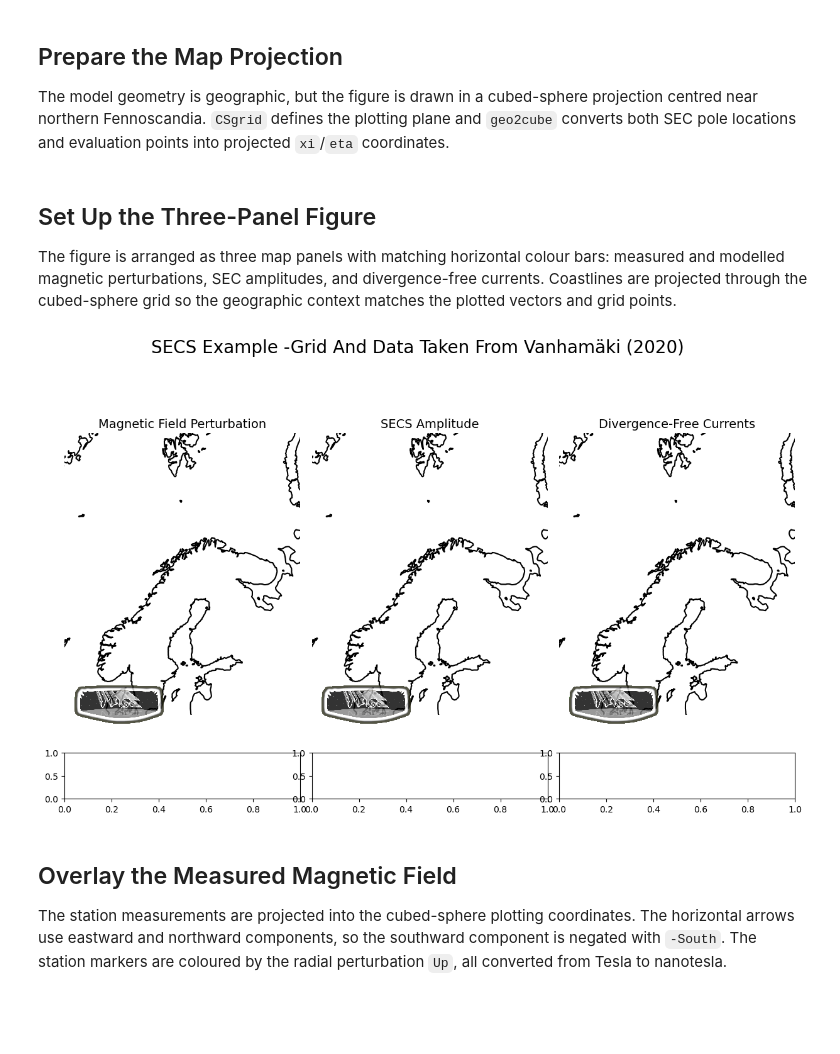
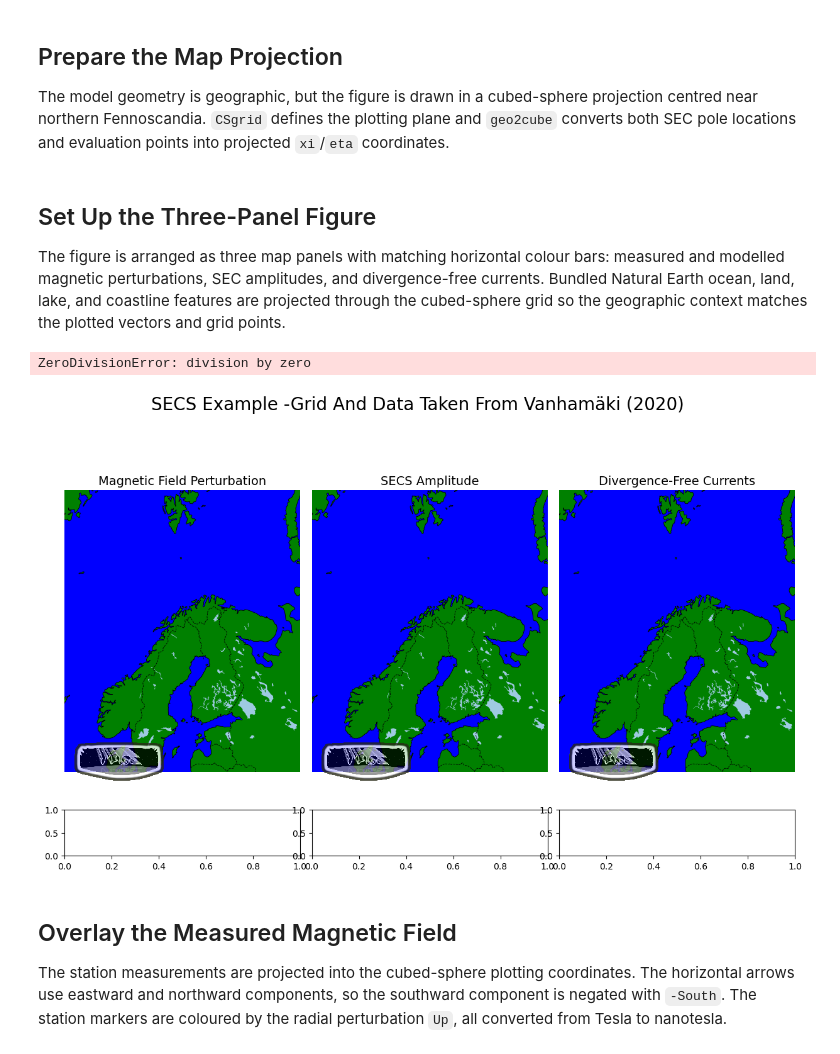
Before and after one commit to 08walkersj/SECSpy, a Jupyter notebook: notebooks/Vanhamäki(2020)_example.ipynb, the cells around one changed output. Cells and saved outputs as stored; diff of their text form; code cells hidden in the pictures; blank space fills up the shorter version.

Commit message:
add natural earth features

```diff
--- a/notebooks/Vanhamäki(2020)_example.ipynb
+++ b/notebooks/Vanhamäki(2020)_example.ipynb
@@ -90,33 +90,46 @@ eval_xi, eval_eta= plot_grid.projection.geo2cube(eval_lon, eval_lat)
 # %% [markdown]
 ## Set Up the Three-Panel Figure
 
-The figure is arranged as three map panels with matching horizontal colour bars: measured and modelled magnetic perturbations, SEC amplitudes, and divergence-free currents. Coastlines are projected through the cubed-sphere grid so the geographic context matches the plotted vectors and grid points.
+The figure is arranged as three map panels with matching horizontal colour bars: measured and modelled magnetic perturbations, SEC amplitudes, and divergence-free currents. Bundled Natural Earth ocean, land, lake, and coastline features are projected through the cubed-sphere grid so the geographic context matches the plotted vectors and grid points.
 # %%
 fig=plt.figure(figsize=(15, 20))
 gs = fig.add_gridspec(2, 3, width_ratios=[1, 1, 1], height_ratios=[1, .05], hspace=0, wspace=0.05)
 mag_ax = fig.add_subplot(gs[0, 0])
 mag_ax.set_title('Magnetic Field Perturbation', fontsize=14)
 mag_cax = fig.add_subplot(gs[1, 0])
 amps_ax = fig.add_subplot(gs[0, 1])
 amps_ax.set_title('SECS Amplitude', fontsize=14)
 amps_cax = fig.add_subplot(gs[1, 1])
 cur_ax = fig.add_subplot(gs[0, 2])
 cur_ax.set_title('Divergence-Free Currents', fontsize=14)
 cur_cax = fig.add_subplot(gs[1, 2])
 fig.suptitle('SECS Example -Grid And Data Taken From Vanhamäki (2020)', y=.7, size=20)
 
 for ax, cax in zip([mag_ax, amps_ax, cur_ax], [mag_cax, amps_cax, cur_cax]):
-    for cl in plot_grid.projection.get_projected_coastlines(resolution = '50m'):
-        ax.plot(*cl, color='black',zorder=-1)
+    add_ocean(ax, plot_grid, resolution='50m', facecolor='blue', zorder=-4)
+    add_land(ax, plot_grid, resolution='50m', facecolor='green', zorder=-3)
+    add_natural_earth_feature(
+        ax, plot_grid, 'lakes', resolution='50m',
+        facecolor='#9ecae1', edgecolor='none', linewidth=0, zorder=-2,
+    )
+    add_natural_earth_feature(
+        ax, plot_grid, 'coastline', resolution='50m',
+        edgecolor='black', linewidth=0.6, zorder=-1,
+    )
+    add_natural_earth_feature(
+        ax, plot_grid, 'borders', resolution='50m',
+        edgecolor='black', linewidth=0.6, zorder=-1, linestyle='--'
+    )
     ax.set_aspect('equal')
     ax.axis('off')
     ax.set_xlim(plot_grid.xi.min(), plot_grid.xi.max())
     ax.set_ylim(plot_grid.eta.min(), plot_grid.eta.max())
     align_axis_below(ax, cax, pad=0.03)
     add_image(ax, 'https://space.fmi.fi/image/www/images/IMAGE_logo_2.png',
                 location=(-0.1, -0.2), zoom=0.11, alpha=0.8)
 # %% [output]
+ZeroDivisionError: division by zero
-[figure, old version]
+[figure, new version]
 # %% [markdown]
 ## Overlay the Measured Magnetic Field
 
```
Also changed, not shown: parts of 5 cells of this notebook, 7 other files.
